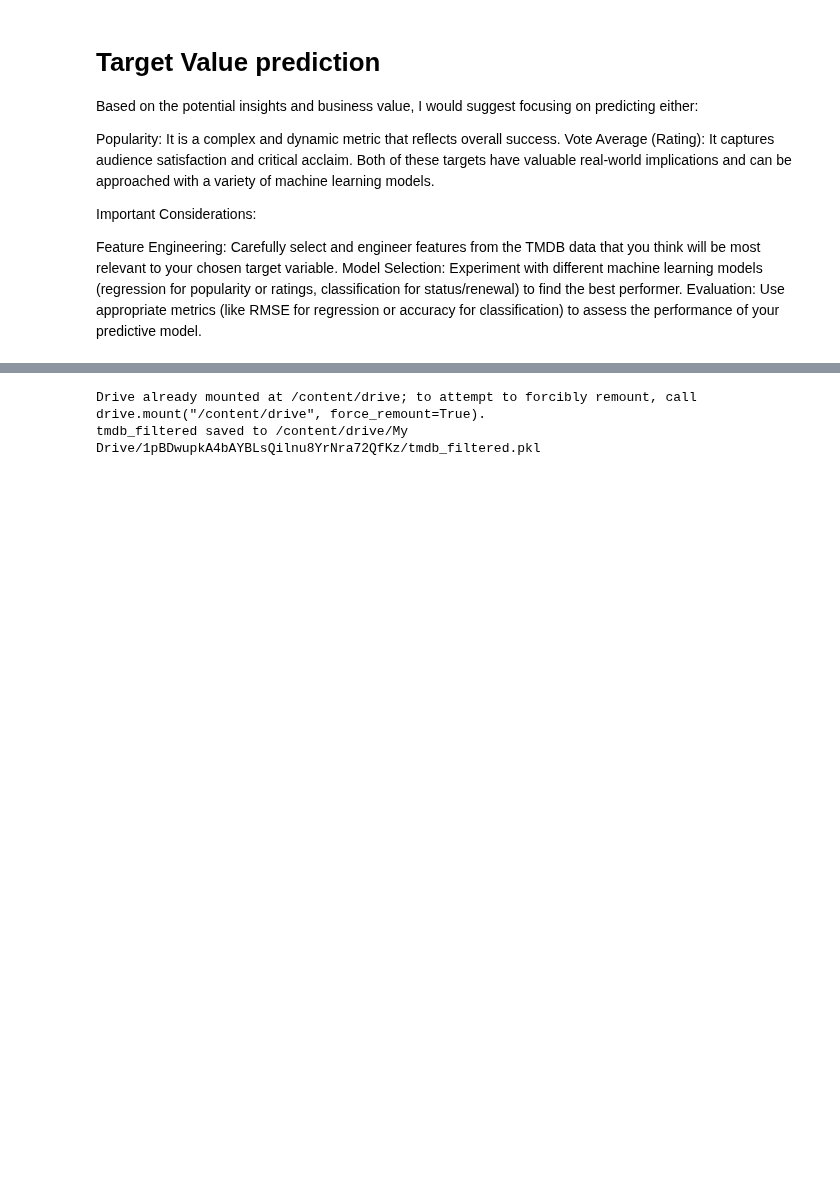
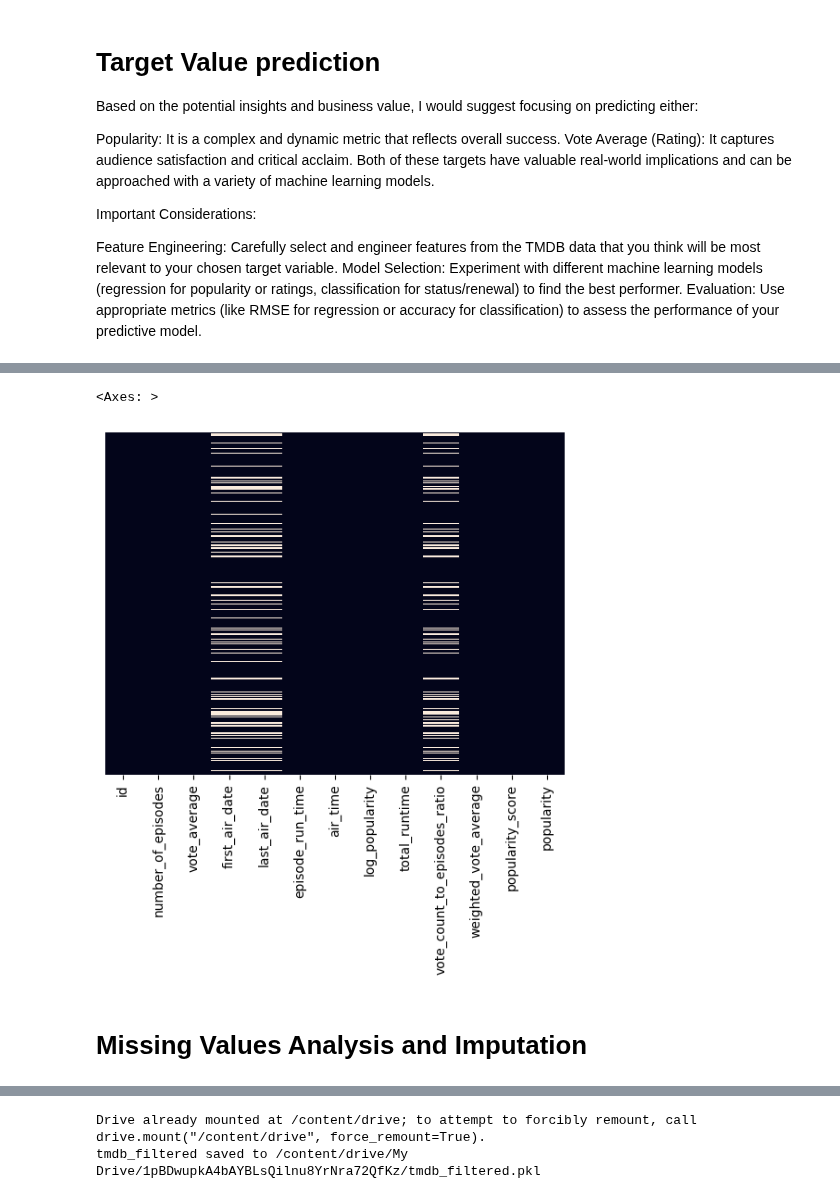
Before and after one commit to Elbx88/ML-Model-Perdiction, a Jupyter notebook: Project_ML_Models_Erez_Levy_TMDB_5.ipynb, the cells around one changed output, grey strips where cells are left out. Saved outputs shown, nothing was run; the diff lists cells and outputs as text; code cells hidden in the pictures; blank space fills up the shorter version.

```diff
--- a/Project_ML_Models_Erez_Levy_TMDB_5.ipynb
+++ b/Project_ML_Models_Erez_Levy_TMDB_5.ipynb
@@ -64,0 +287,7 @@ Evaluation: Use appropriate metrics (like RMSE for regression or accuracy for cl
+# %%
+sns.heatmap(tmdb_hot.isnull(), yticklabels=False, cbar=False)
+# %% [output]
+<Axes: >
+[figure, added]
+# %% [markdown]
+# Missing Values Analysis and Imputation
```
Also changed, not shown: parts of 62 cells of this notebook.
